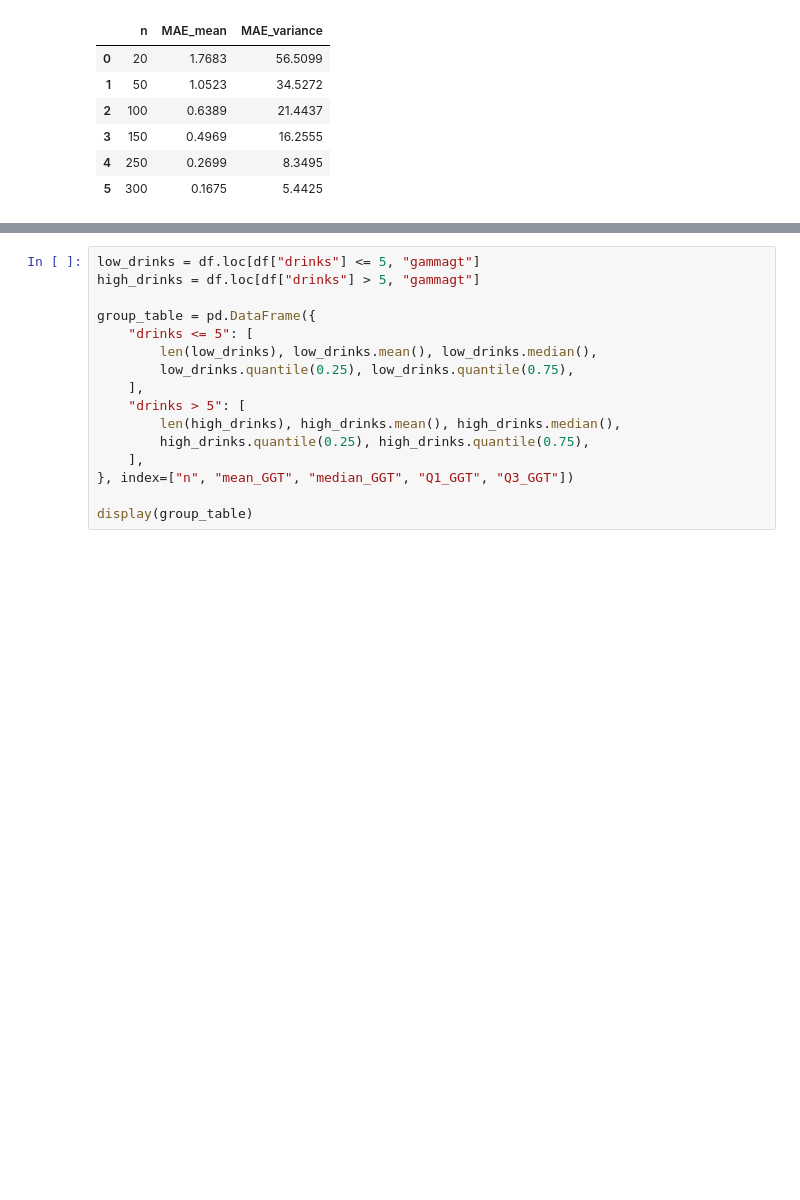
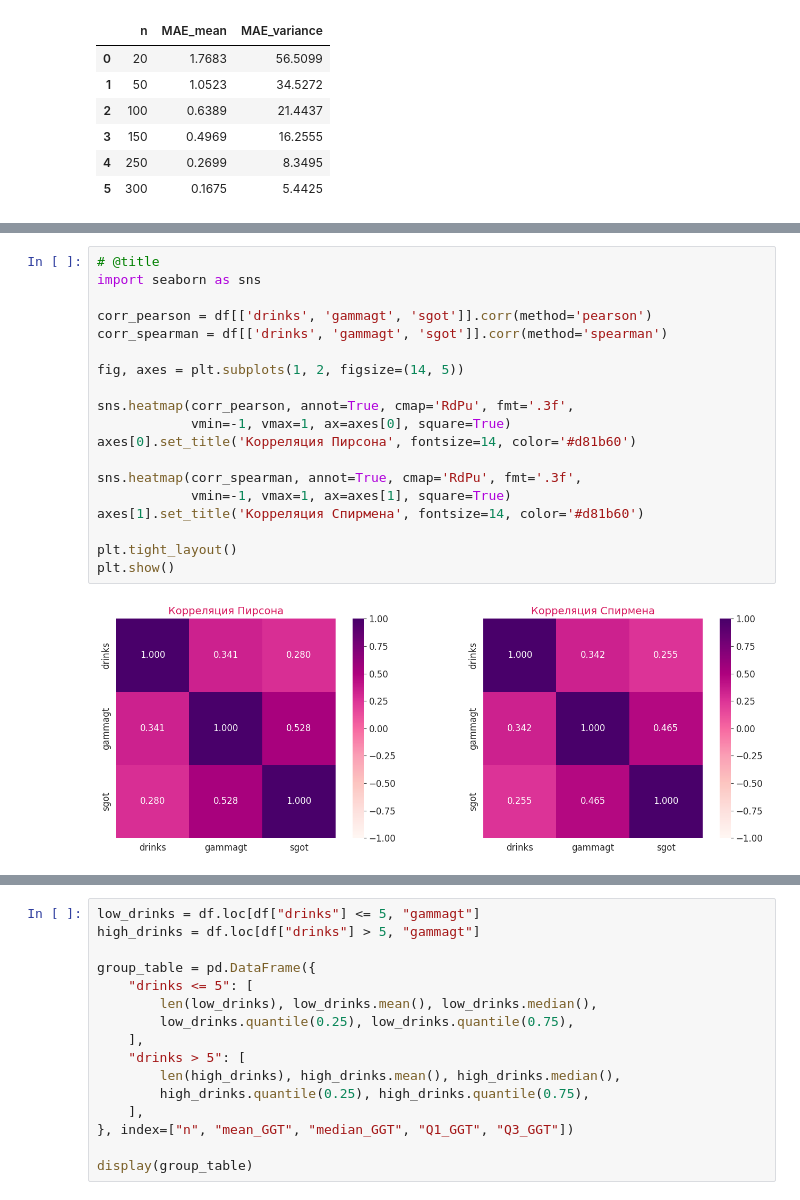
Before and after one commit to itgery/statistics_lab, a Jupyter notebook: Fairytail.ipynb, the cells around one changed output, grey strips where cells are left out. Drawn from its saved outputs; the diff is of its cells as text; blank space fills up the shorter version.

```diff
--- a/Fairytail.ipynb
+++ b/Fairytail.ipynb
@@ -2484,0 +2348,21 @@ plt.show()
+# %%
+# @title
+import seaborn as sns
+
+corr_pearson = df[['drinks', 'gammagt', 'sgot']].corr(method='pearson')
+corr_spearman = df[['drinks', 'gammagt', 'sgot']].corr(method='spearman')
+
+fig, axes = plt.subplots(1, 2, figsize=(14, 5))
+
+sns.heatmap(corr_pearson, annot=True, cmap='RdPu', fmt='.3f',
+            vmin=-1, vmax=1, ax=axes[0], square=True)
+axes[0].set_title('Корреляция Пирсона', fontsize=14, color='#d81b60')
+
+sns.heatmap(corr_spearman, annot=True, cmap='RdPu', fmt='.3f',
+            vmin=-1, vmax=1, ax=axes[1], square=True)
+axes[1].set_title('Корреляция Спирмена', fontsize=14, color='#d81b60')
+
+plt.tight_layout()
+plt.show()
+# %% [output]
+[figure, added]
```
Also changed, not shown: parts of 287 cells of this notebook.
